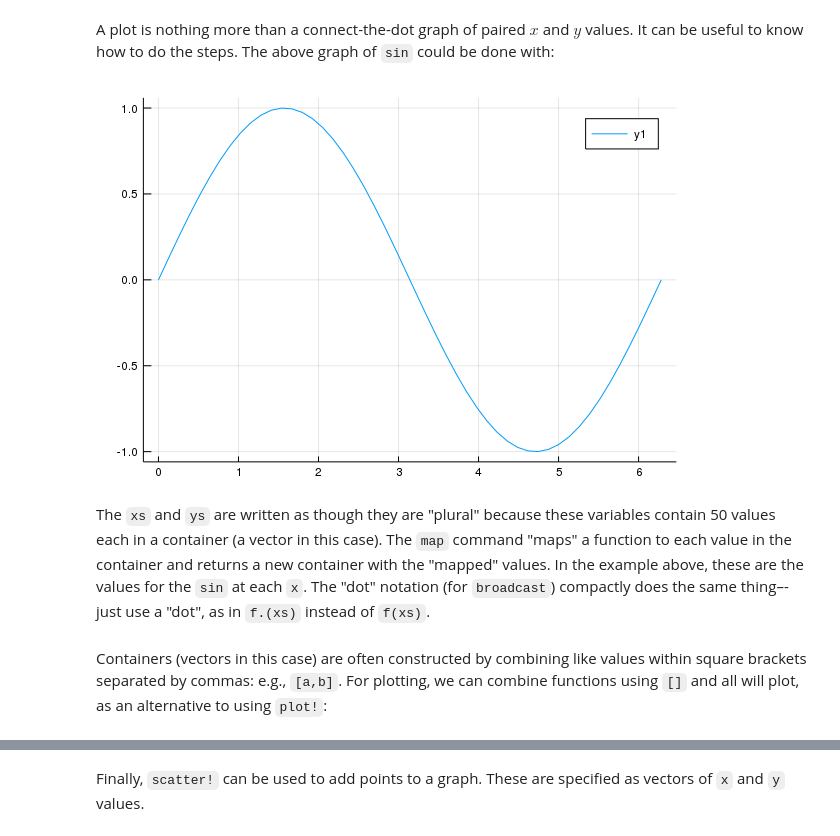
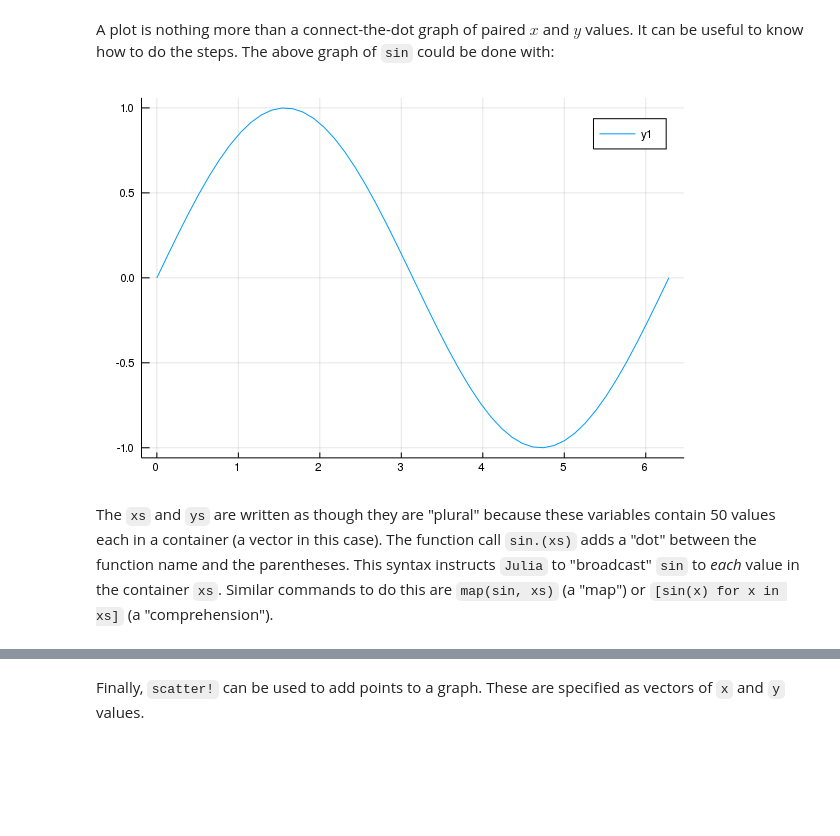
Before and after one commit to mth229/229-projects, a Jupyter notebook: graphics.ipynb, the cells around one changed output, grey strips where cells are left out. Saved outputs shown, nothing was run; the diff lists cells and outputs as text; code cells hidden in the pictures; blank space fills up the shorter version.

```diff
--- a/graphics.ipynb
+++ b/graphics.ipynb
@@ -47,11 +47,9 @@ plot!(zero)
 # %%
 a, b = 0, 2pi
 xs = range(a, stop=b, length=50)  		# 50 points between a and b
-ys = map(sin, xs)	        # or ys = [sin(x) for x in xs] or sin.(xs) (see the notes)
+ys = sin.(xs)	        # or ys = map(sin, xs) or ys = [sin(x) for x in xs] or sin.(xs) (see the notes)
 plot(xs, ys)
 # %% [output]
-[figure, old version]
+[figure, new version]
 # %% [markdown]
-<p>The <code>xs</code> and <code>ys</code> are written as though they are "plural" because these variables contain 50 values each in a container (a vector in this case). The <code>map</code> command "maps" a function to each value in the container and returns a new container with the "mapped" values. In the example above, these are the values for the <code>sin</code> at each <code>x</code>. The "dot" notation (for <code>broadcast</code>) compactly does the same thing–-just use a "dot", as in <code>f.&#40;xs&#41;</code> instead of <code>f&#40;xs&#41;</code>.</p>
+<p>The <code>xs</code> and <code>ys</code> are written as though they are "plural" because these variables contain 50 values each in a container (a vector in this case). The function call <code>sin.&#40;xs&#41;</code> adds a "dot" between the function name and the parentheses. This syntax instructs <code>Julia</code> to "broadcast" <code>sin</code> to <em>each</em> value in the container <code>xs</code>. Similar commands to do this are <code>map&#40;sin, xs&#41;</code> (a "map") or <code>&#91;sin&#40;x&#41; for x in xs&#93;</code> (a "comprehension").</p>
-# %% [markdown]
-<p>Containers (vectors in this case) are often constructed by combining like values within square brackets separated by commas: e.g., <code>&#91;a,b&#93;</code>. For plotting, we can combine functions using <code>&#91;&#93;</code> and all will plot, as an alternative to using <code>plot&#33;</code>:</p>
```
Also changed, not shown: parts of 19 cells of this notebook, 9 other files.
